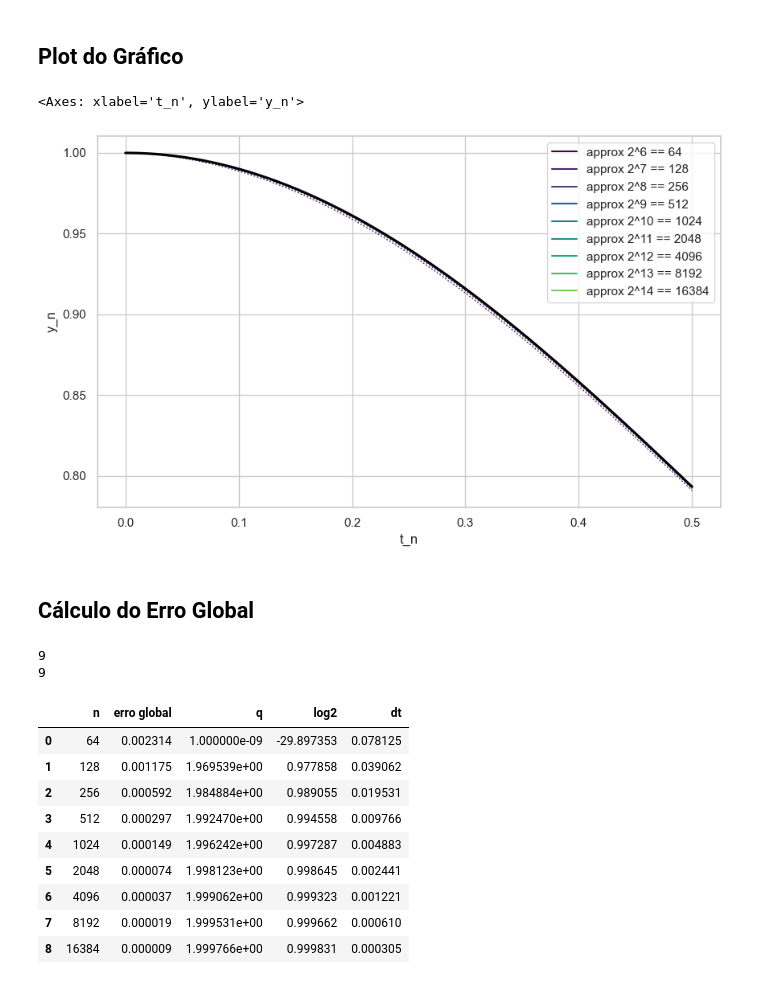
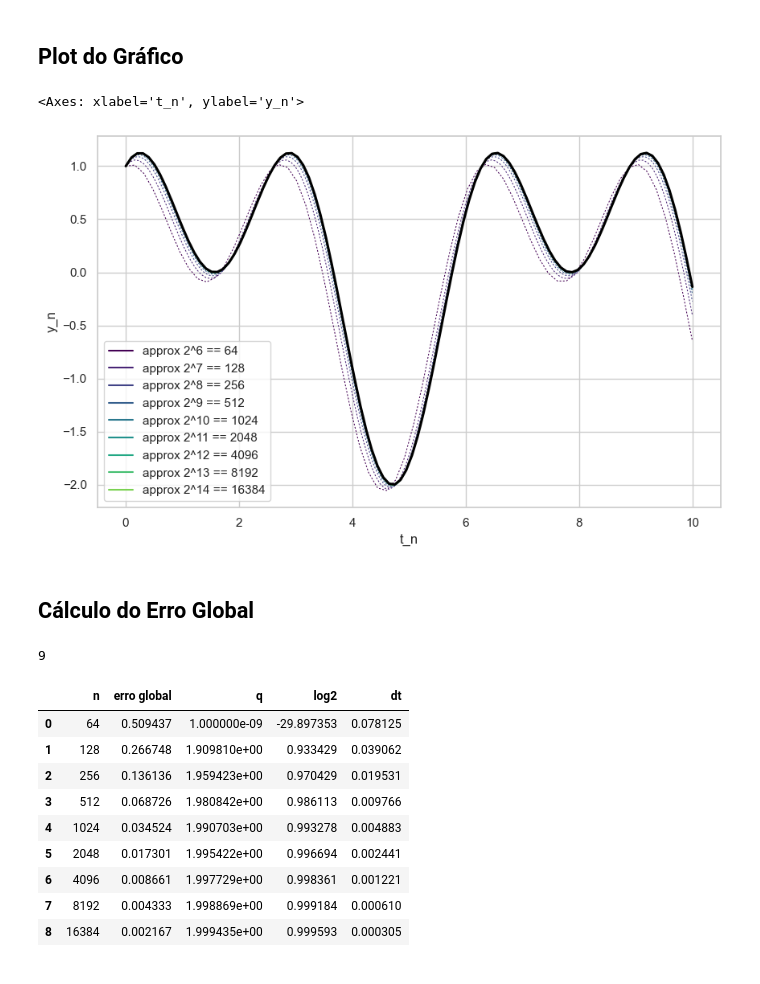
Before and after one commit to thainaraassis/MAP3122, a Jupyter notebook: RK.ipynb, the cells around one changed output. Saved outputs shown, nothing was run; the diff lists cells and outputs as text; code cells hidden in the pictures.

```diff
--- a/RK.ipynb
+++ b/RK.ipynb
@@ -7,29 +7,26 @@ import matplotlib.pyplot as plt
 # %% [markdown]
 ## Plot do Gráfico
 # %%
-#  y' = t³ - 2ty
+# y' = 2*cos(2x) - sen(x)
 # y(0) = 1
 # C = 1,5
 
 
 
 def phi(t,y,dt): #função de discretização
-    #-------------------------
-    #------------------------- Euler
-    k1 = f(t, y)
-    #return k1
     #------------------------- #Runge-kutta
-    k2 = f(t+dt/2, y + dt/2*k1)
-    k3 = f(t+dt/2, y + dt/2*k2)
-    k4 = f(t+dt, y + dt*k3)
+    k1 = dt*f(t, y)
+    k2 = dt* f(t+dt/2, y + dt/2*k1)
+    k3 = dt*f(t+dt/2, y + dt/2*k2)
+    k4 = dt*f(t+dt, y + dt*k3)
 
-    #return 1/6*(k1 + 2*k2 + 2*k3 + k4)
+    return 1/6*(k1 + 2*k2 + 2*k3 + k4)
     #------------------------- Euler Modificado
-    return 1/2*(f(t,y) + f(t+dt , y + dt*f(t,y) ))
+    #return 1/2*(f(t,y) + f(t+dt , y + dt*f(t,y) ))
 
 def f(t, y): #função de Discretização
 
-    f0 = ( pow(t,3)- 2*t*y )                             ### TROCAR PARA CADA FUNCAO
+    f0 = np.cos(t) - 2*np.sin(2*t)            ### TROCAR PARA CADA FUNCAO
     return f0
 
 def Y(t0,T,n):
@@ -37,7 +34,7 @@ def Y(t0,T,n):
     y_n = []
     for i in range(len(t_n)):
 
-            y_n.append(0.5*(t_n[i]**2 - 1) + 1.5* (math.e**(-t_n[i]**2))) ###TROCAR PARA CADA FUNCAO
+            y_n.append(np.cos(2*t_n[i]) + np.sin(t_n[i])) ###TROCAR PARA CADA FUNCAO
 
 
     return y_n,np.array(t_n)
@@ -88,15 +85,15 @@ def plot_dfs(dfs):
 # %%
 sns.set_theme(style="whitegrid")
 plt.figure(figsize=(10,6))
-y_n,t_n = Y(0,0.5,100)                          #(t0,T,n)
+y_n,t_n = Y(0,10,100)                          #(t0,T,n)
 df_exato = generate_dataframe(t_n,y_n,'exato')
 
-dfs = generate_dfs(0,0.5,1,15)                  #(t0,T,y0,NAO MEXER)
+dfs = generate_dfs(0,10,1,15)                  #(t0,T,y0,NAO MEXER)
 plot_dfs(dfs)
 sns.lineplot(data=df_exato,x='t_n',y='y_n',color = 'black',linewidth=2.25)
 # %% [output]
 <Axes: xlabel='t_n', ylabel='y_n'>
-[figure, old version]
+[figure, new version]
 # %% [markdown]
 ## Cálculo do Erro Global
 # %%
@@ -136,14 +137,13 @@ tabela = gera_tabela(dfs,df_exato,0,5)
 tabela
 # %% [output]
 9
-9
 |  | n | erro global | q | log2 | dt |
-| 0 | 64 | 0.002314 | 1.000000e-09 | -29.897353 | 0.078125 |
-| 1 | 128 | 0.001175 | 1.969539e+00 | 0.977858 | 0.039062 |
-| 2 | 256 | 0.000592 | 1.984884e+00 | 0.989055 | 0.019531 |
-| 3 | 512 | 0.000297 | 1.992470e+00 | 0.994558 | 0.009766 |
-| 4 | 1024 | 0.000149 | 1.996242e+00 | 0.997287 | 0.004883 |
-| 5 | 2048 | 0.000074 | 1.998123e+00 | 0.998645 | 0.002441 |
-| 6 | 4096 | 0.000037 | 1.999062e+00 | 0.999323 | 0.001221 |
-| 7 | 8192 | 0.000019 | 1.999531e+00 | 0.999662 | 0.000610 |
-| 8 | 16384 | 0.000009 | 1.999766e+00 | 0.999831 | 0.000305 |
+| 0 | 64 | 0.509437 | 1.000000e-09 | -29.897353 | 0.078125 |
+| 1 | 128 | 0.266748 | 1.909810e+00 | 0.933429 | 0.039062 |
+| 2 | 256 | 0.136136 | 1.959423e+00 | 0.970429 | 0.019531 |
+| 3 | 512 | 0.068726 | 1.980842e+00 | 0.986113 | 0.009766 |
+| 4 | 1024 | 0.034524 | 1.990703e+00 | 0.993278 | 0.004883 |
+| 5 | 2048 | 0.017301 | 1.995422e+00 | 0.996694 | 0.002441 |
+| 6 | 4096 | 0.008661 | 1.997729e+00 | 0.998361 | 0.001221 |
+| 7 | 8192 | 0.004333 | 1.998869e+00 | 0.999184 | 0.000610 |
+| 8 | 16384 | 0.002167 | 1.999435e+00 | 0.999593 | 0.000305 |
```
Also changed, not shown: parts of 3 cells of this notebook, 5 other files.
